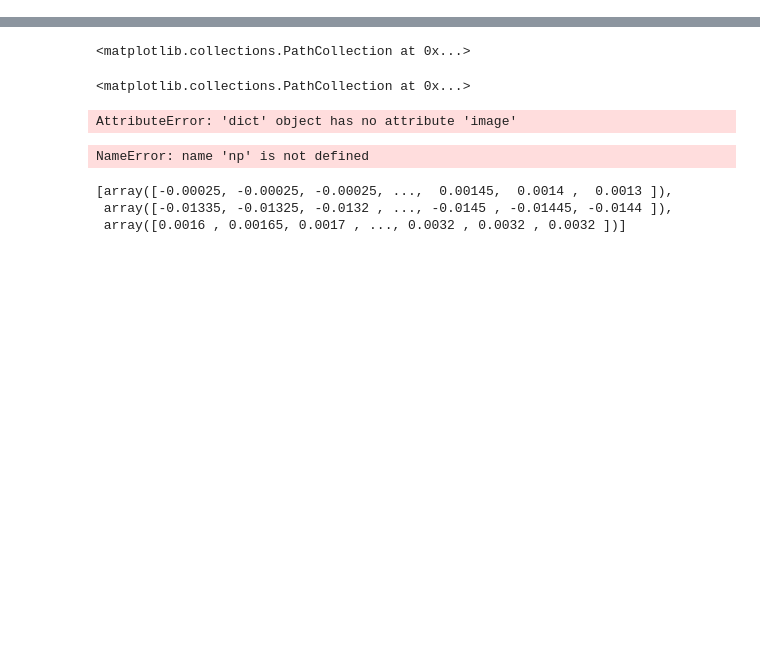
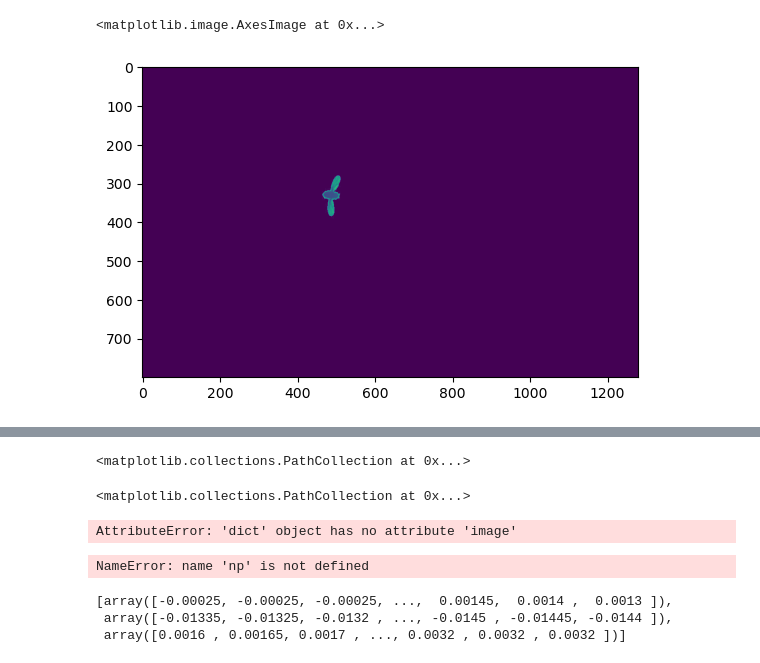
Before and after one commit to shuiit/gaussian_splat, a Jupyter notebook: preprocess/generate_data_as_colmap.ipynb, the cells around one changed output, grey strips where cells are left out. Cells and saved outputs as stored; diff of their text form; code cells hidden in the pictures; blank space fills up the shorter version.

```diff
--- a/preprocess/generate_data_as_colmap.ipynb
+++ b/preprocess/generate_data_as_colmap.ipynb
@@ -23 +55,7 @@ proj = cameras['cam1'].project_on_cam(points.points_in_ew_frame,cameras['cam1'].
+# %%
+cam = 'cam1'
+plt.imshow(image[cam].image )
+# %% [output]
+<matplotlib.image.AxesImage at 0x...>
+[figure, added]
 # %%
```
Also changed, not shown: parts of 27 cells of this notebook, 42 other files.
